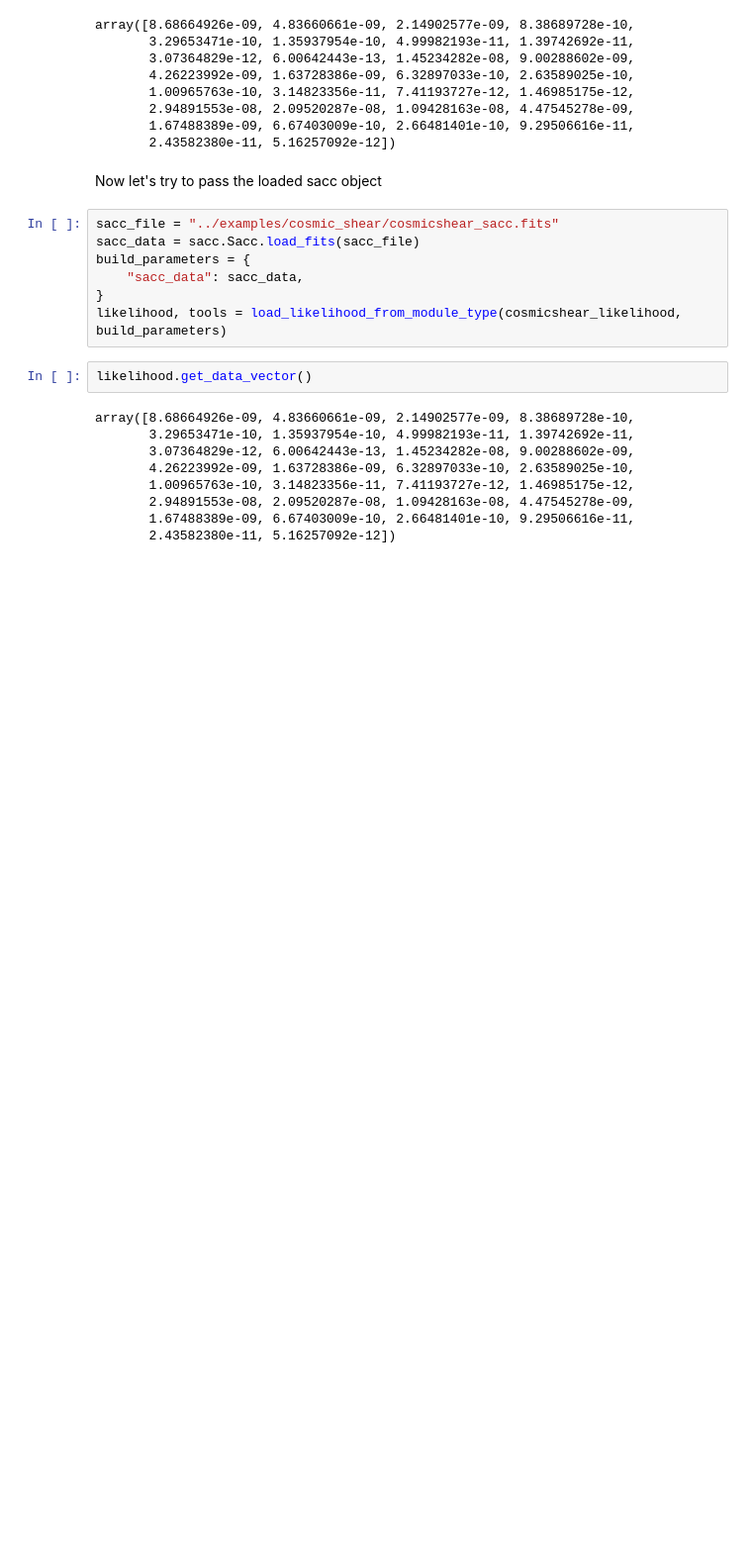
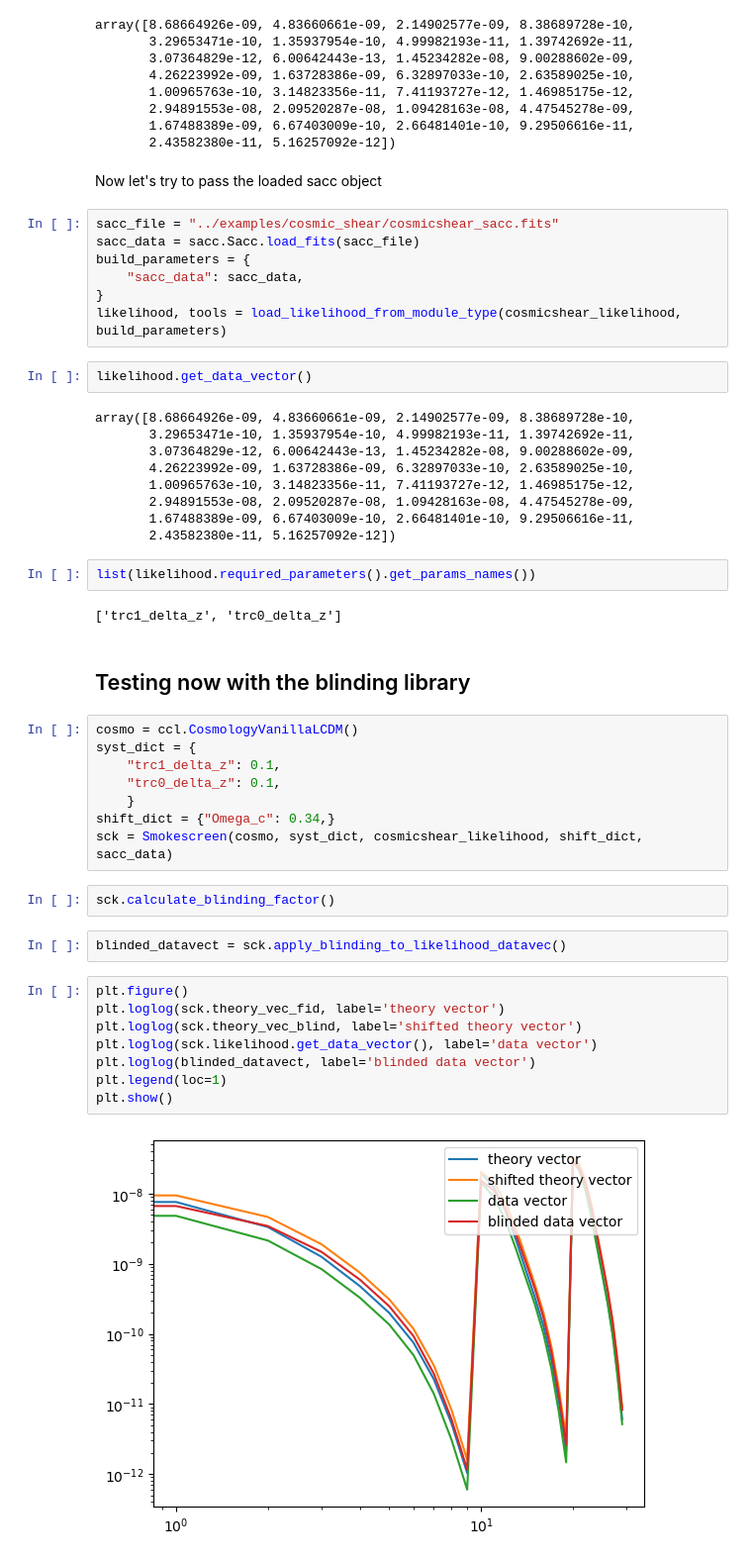
Before and after one commit to LSSTDESC/Smokescreen, a Jupyter notebook: notebooks/test_cosmicshear_example.ipynb, the cells around one changed output. Shown at 99% size. Saved outputs shown, nothing was run; the diff lists cells and outputs as text; blank space fills up the shorter version.

Commit message:
updated params in bindling module, included NameParameters type, updated notebooks

```diff
--- a/notebooks/test_cosmicshear_example.ipynb
+++ b/notebooks/test_cosmicshear_example.ipynb
@@ -61,3 +68,31 @@ array([8.68664926e-09, 4.83660661e-09, 2.14902577e-09, 8.38689728e-10,
        2.94891553e-08, 2.09520287e-08, 1.09428163e-08, 4.47545278e-09,
        1.67488389e-09, 6.67403009e-10, 2.66481401e-10, 9.29506616e-11,
        2.43582380e-11, 5.16257092e-12])
+# %%
+list(likelihood.required_parameters().get_params_names())
+# %% [output]
+['trc1_delta_z', 'trc0_delta_z']
+# %% [markdown]
+## Testing now with the blinding library
+# %%
+cosmo = ccl.CosmologyVanillaLCDM()
+syst_dict = {
+    "trc1_delta_z": 0.1,
+    "trc0_delta_z": 0.1,
+    }
+shift_dict = {"Omega_c": 0.34,}
+sck = Smokescreen(cosmo, syst_dict, cosmicshear_likelihood, shift_dict, sacc_data)
+# %%
+sck.calculate_blinding_factor()
+# %%
+blinded_datavect = sck.apply_blinding_to_likelihood_datavec()
+# %%
+plt.figure()
+plt.loglog(sck.theory_vec_fid, label='theory vector')
+plt.loglog(sck.theory_vec_blind, label='shifted theory vector')
+plt.loglog(sck.likelihood.get_data_vector(), label='data vector')
+plt.loglog(blinded_datavect, label='blinded data vector')
+plt.legend(loc=1)
+plt.show()
+# %% [output]
+[figure, added]
```
Also changed, not shown: parts of 3 cells of this notebook, 5 other files.
